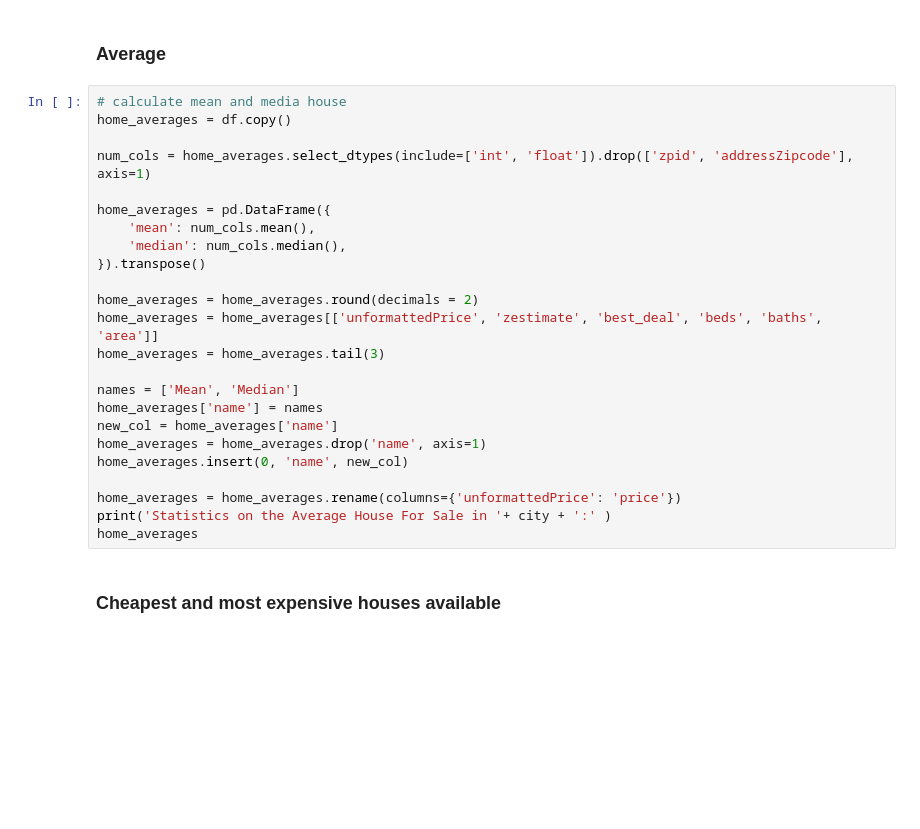
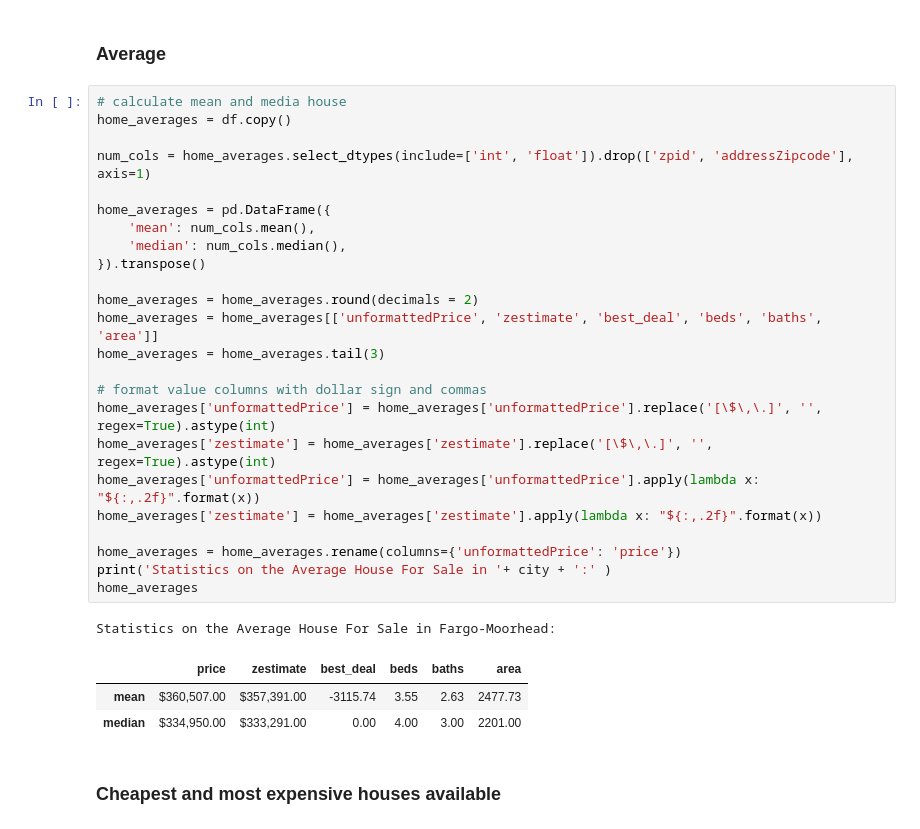
Before and after one commit to Dylanbbenson/Real_Estate_Data_Analysis, a Jupyter notebook: FM_Real_Estate_Analysis.ipynb, the cells around one changed output. Saved outputs shown, nothing was run; the diff lists cells and outputs as text; blank space fills up the shorter version.

```diff
--- a/FM_Real_Estate_Analysis.ipynb
+++ b/FM_Real_Estate_Analysis.ipynb
@@ -128,27 +133,32 @@ plt.show()
 # %%
 # calculate mean and media house
 home_averages = df.copy()
 
 num_cols = home_averages.select_dtypes(include=['int', 'float']).drop(['zpid', 'addressZipcode'], axis=1)
 
 home_averages = pd.DataFrame({
     'mean': num_cols.mean(),
     'median': num_cols.median(),
 }).transpose()
 
 home_averages = home_averages.round(decimals = 2)
 home_averages = home_averages[['unformattedPrice', 'zestimate', 'best_deal', 'beds', 'baths', 'area']]
 home_averages = home_averages.tail(3)
 
-names = ['Mean', 'Median']
-home_averages['name'] = names
-new_col = home_averages['name']
-home_averages = home_averages.drop('name', axis=1)
-home_averages.insert(0, 'name', new_col)
+# format value columns with dollar sign and commas
+home_averages['unformattedPrice'] = home_averages['unformattedPrice'].replace('[\$\,\.]', '', regex=True).astype(int)
+home_averages['zestimate'] = home_averages['zestimate'].replace('[\$\,\.]', '', regex=True).astype(int)
+home_averages['unformattedPrice'] = home_averages['unformattedPrice'].apply(lambda x: "${:,.2f}".format(x))
+home_averages['zestimate'] = home_averages['zestimate'].apply(lambda x: "${:,.2f}".format(x))
 
 home_averages = home_averages.rename(columns={'unformattedPrice': 'price'})
 print('Statistics on the Average House For Sale in '+ city + ':' )
 home_averages
+# %% [output]
+Statistics on the Average House For Sale in Fargo-Moorhead:
+|  | price | zestimate | best_deal | beds | baths | area |
+| mean | $360,507.00 | $357,391.00 | -3115.74 | 3.55 | 2.63 | 2477.73 |
+| median | $334,950.00 | $333,291.00 | 0.00 | 4.00 | 3.00 | 2201.00 |
 # %% [markdown]
 ### Cheapest and most expensive houses available
 # %%
```
Also changed, not shown: parts of 25 cells of this notebook, 2 other files.
